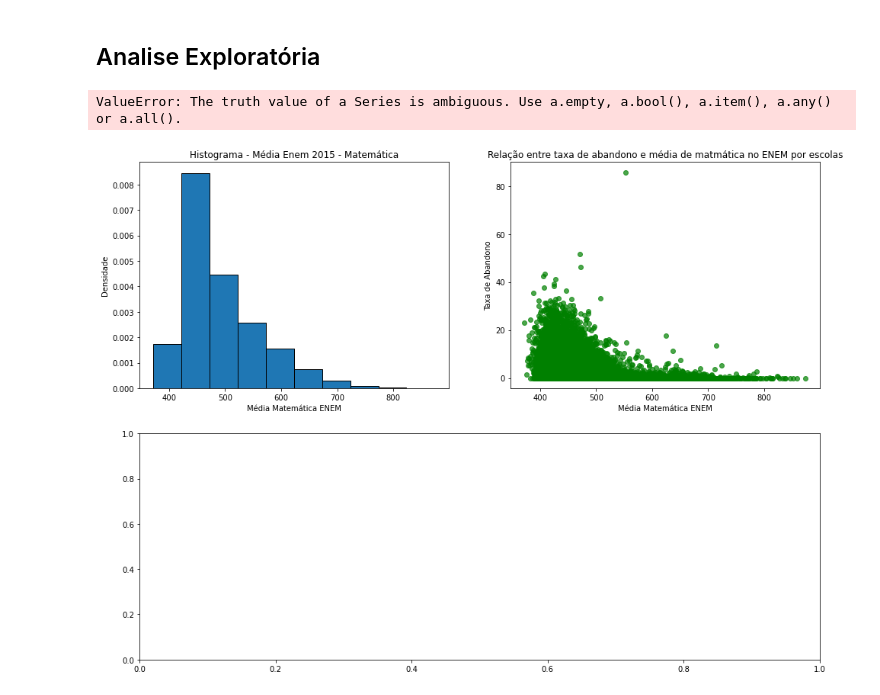
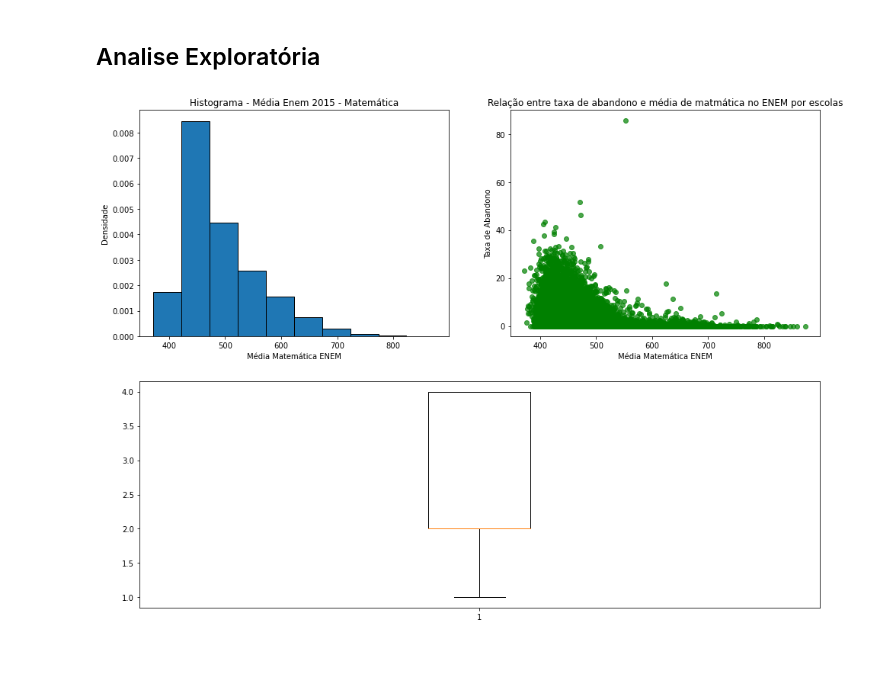
Before and after one commit to insper-classroom/23-1a-cd-p2-lucca_pedro_rafael, a Jupyter notebook: P2.ipynb, the cells around one changed output. Saved outputs shown, nothing was run; the diff lists cells and outputs as text; code cells hidden in the pictures; blank space fills up the shorter version.

```diff
--- a/P2.ipynb
+++ b/P2.ipynb
@@ -54,20 +54,20 @@ dados_limpando.head(5)
 # %%
 plt.figure(figsize=(16, 12))
 
 plt.subplot(221)
 plt.hist(dados_limpando.NU_MEDIA_MT, edgecolor='black', density=True)
 plt.title("Histograma - Média Enem 2015 - Matemática")
 plt.xlabel('Média Matemática ENEM')
 plt.ylabel('Densidade')
 
 plt.subplot(222)
 plt.scatter(dados_limpando.NU_MEDIA_MT, dados_limpando.NU_TAXA_ABANDONO, c = 'green', alpha=0.7)
 plt.title("Relação entre taxa de abandono e média de matmática no ENEM por escolas")
 plt.xlabel('Média Matemática ENEM')
 plt.ylabel('Taxa de Abandono')
 
 plt.subplot(212)
-plt.boxplot(dados_limpando.NU_MEDIA_MT, dados_limpando.TP_DEPENDENCIA_ADM_ESCOLA)
+plt.boxplot(dados_limpando.TP_DEPENDENCIA_ADM_ESCOLA)
+plt.show()
 # %% [output]
-ValueError: The truth value of a Series is ambiguous. Use a.empty, a.bool(), a.item(), a.any() or a.all().
-[figure, old version]
+[figure, new version]
```
